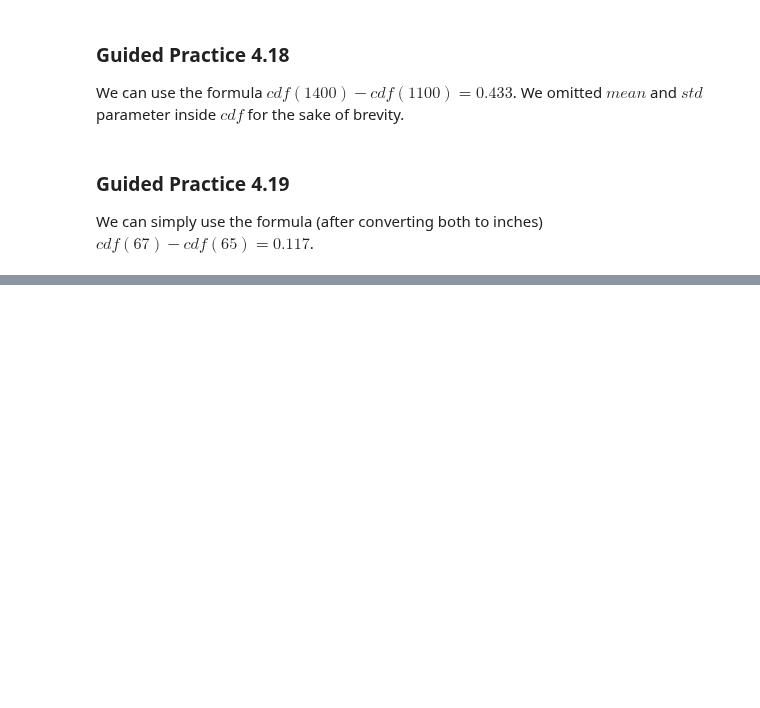
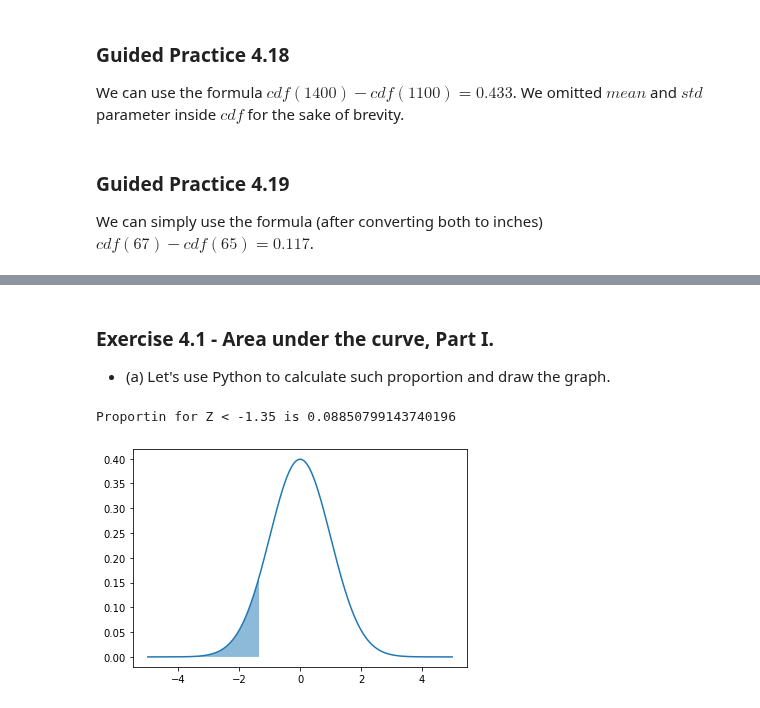
Before and after one commit to RiccardoMPesce/OpenIntro-Statistics-Excercises, a Jupyter notebook: chapter4/chapter4_walkthrough.ipynb, the cells around one changed output, grey strips where cells are left out. Cells and saved outputs as stored; diff of their text form; code cells hidden in the pictures; blank space fills up the shorter version.

```diff
--- a/chapter4/chapter4_walkthrough.ipynb
+++ b/chapter4/chapter4_walkthrough.ipynb
@@ -174,0 +191,17 @@ We can simply use the formula (after converting both to inches) $cdf(67) - cdf(6
+# %% [markdown]
+### Exercise 4.1 - Area under the curve, Part I.
+
+* (a) Let's use Python to calculate such proportion and draw the graph.
+# %%
+print(f"Proportin for Z < -1.35 is {stats.norm.cdf(-1.35)}")
+
+x = np.arange(-5, 5, 0.01)
+y = stats.norm.pdf(x, loc=0, scale=1)
+
+ax = plt.plot(x, y)
+plt.fill_between(x, y, where=x < -1.35, alpha=0.5)
+
+plt.show()
+# %% [output]
+Proportin for Z < -1.35 is 0.08850799143740196
+[figure, added]
```
Also changed, not shown: parts of 11 cells of this notebook.
